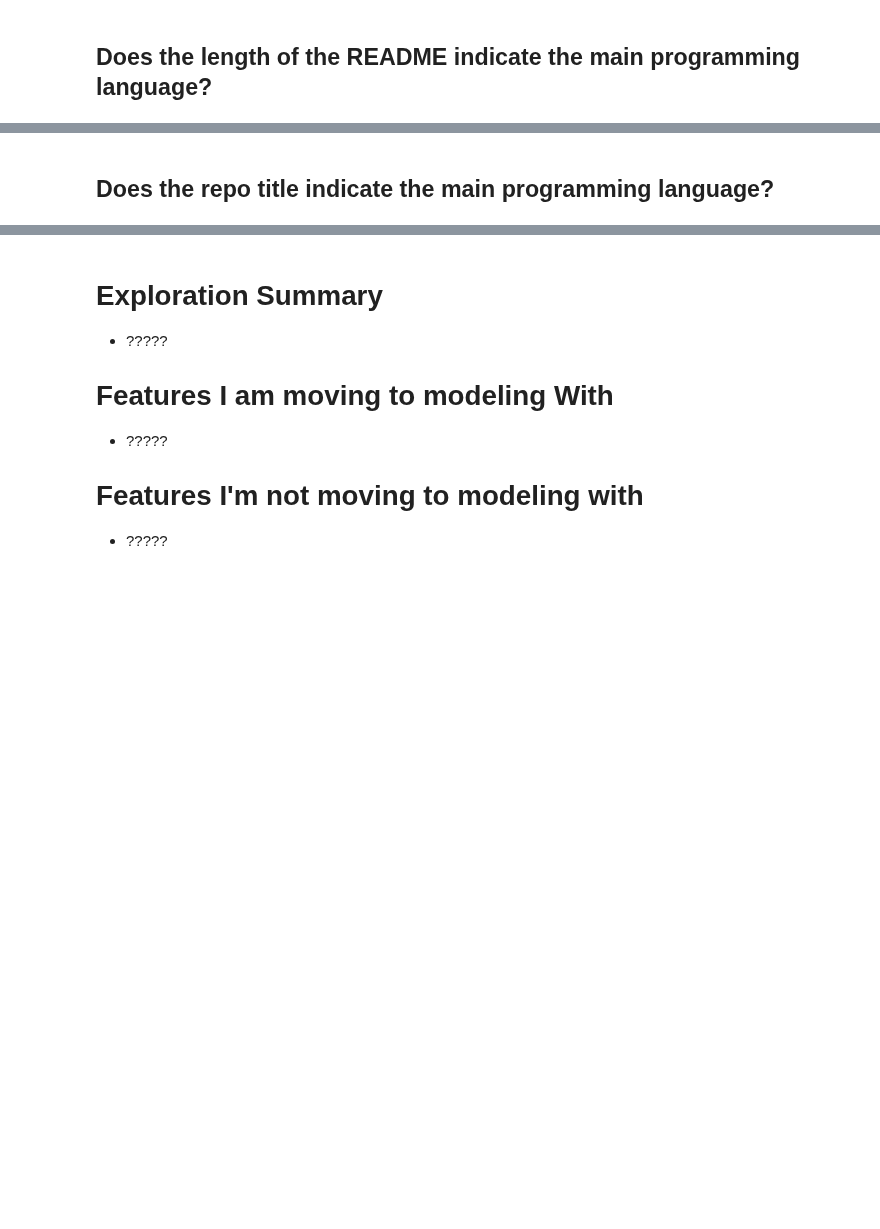
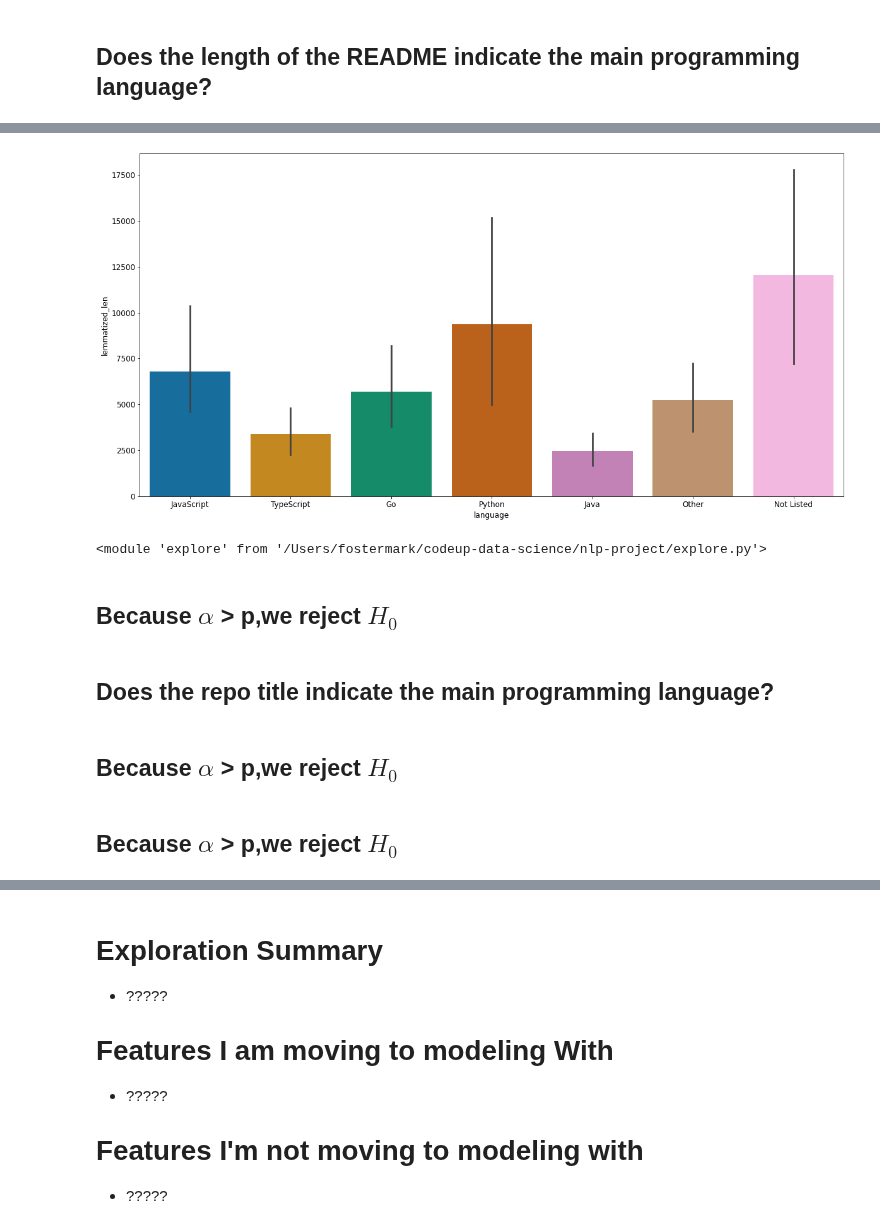
Before and after one commit to L-G-B-Team/nlp-project, a Jupyter notebook: report_first_draft.ipynb, the cells around one changed output, grey strips where cells are left out. Cells and saved outputs as stored; diff of their text form; code cells hidden in the pictures; blank space fills up the shorter version.

```diff
--- a/report_first_draft.ipynb
+++ b/report_first_draft.ipynb
@@ -135,2 +131,23 @@ e.p_to_md(p)
+# %%
+e.readme_len_plot(train)
+# %% [output]
+[figure, added]
+# %%
+reload(e)
+# %% [output]
+<module 'explore' from '/Users/fostermark/codeup-data-science/nlp-project/explore.py'>
+# %%
+# Kruscal test for length of README
+e.readme_len_kruskal(train)
+# %% [output]
+## Because $\alpha$ > p,we  reject $H_0$
 # %% [markdown]
 ## Does the repo title indicate the main programming language?
+# %%
+e.title_chi2(df, 'awesome')
+# %% [output]
+## Because $\alpha$ > p,we  reject $H_0$
+# %%
+e.title_chi2(df, 'react')
+# %% [output]
+## Because $\alpha$ > p,we  reject $H_0$
```
Also changed, not shown: parts of 22 cells of this notebook.
